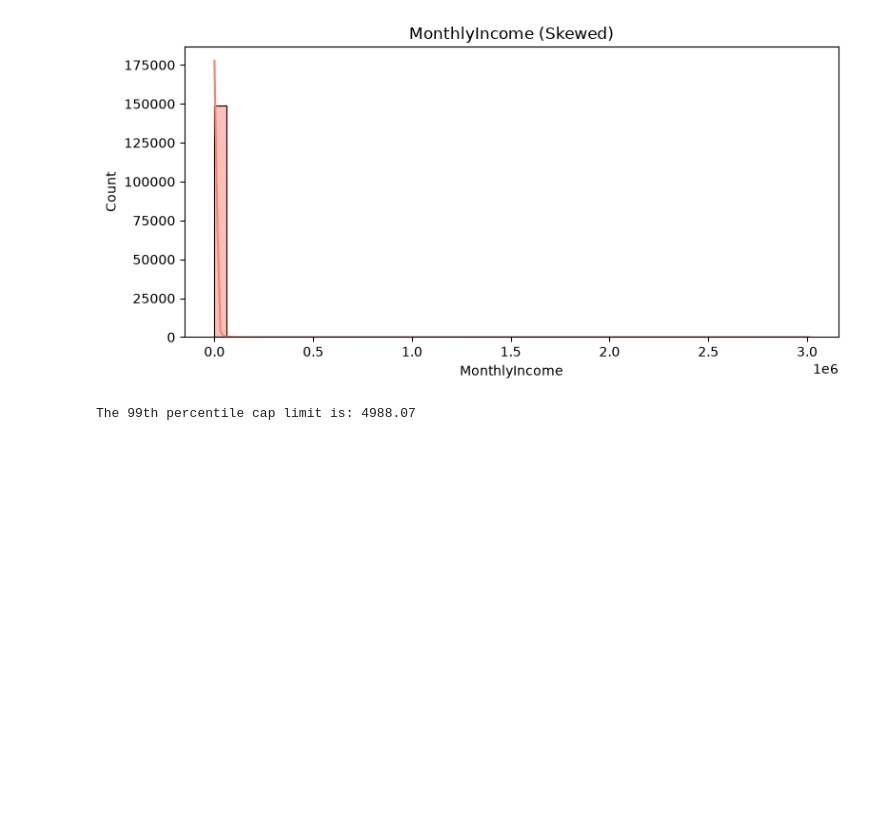
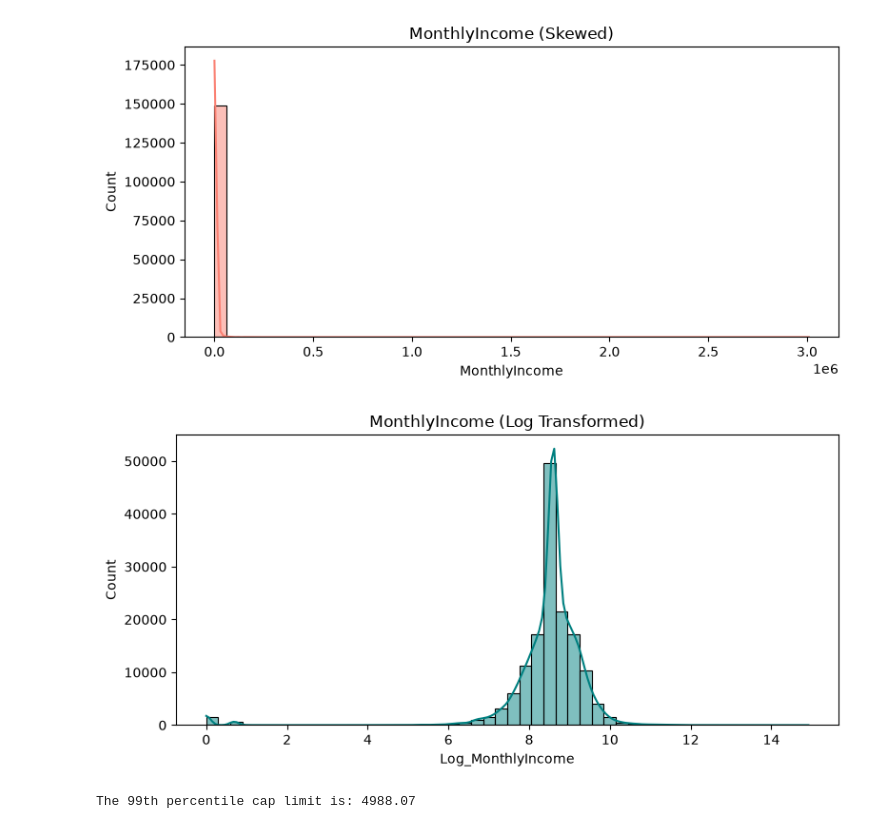
Before and after one commit to emmanuelakinmokun/credit-risk-prediction, a Jupyter notebook: notebooks/features.ipynb, the cells around one changed output. Drawn from its saved outputs; the diff is of its cells as text; code cells hidden in the pictures; blank space fills up the shorter version.

Commit message:
add: log transformation plot

```diff
--- a/notebooks/features.ipynb
+++ b/notebooks/features.ipynb
@@ -41,6 +41,13 @@ plt.tight_layout()
 df['Log_MonthlyIncome'] = np.log1p(df['MonthlyIncome'])
 df['Log_Utilization'] = np.log1p(df['RevolvingUtilizationOfUnsecuredLines'])
 df['Log_DebtRatio'] = np.log1p(df['DebtRatio'])
+# %%
+plt.figure(figsize=(8,4))
+sns.histplot(df['Log_MonthlyIncome'], bins=50, kde=True, color='teal')
+plt.title('MonthlyIncome (Log Transformed)')
+plt.tight_layout()
+# %% [output]
+[figure, added]
 # %%
 # Find the 99th percentile value for DebtRatio
 debt_cap_limit = df['DebtRatio'].quantile(0.99)
```
